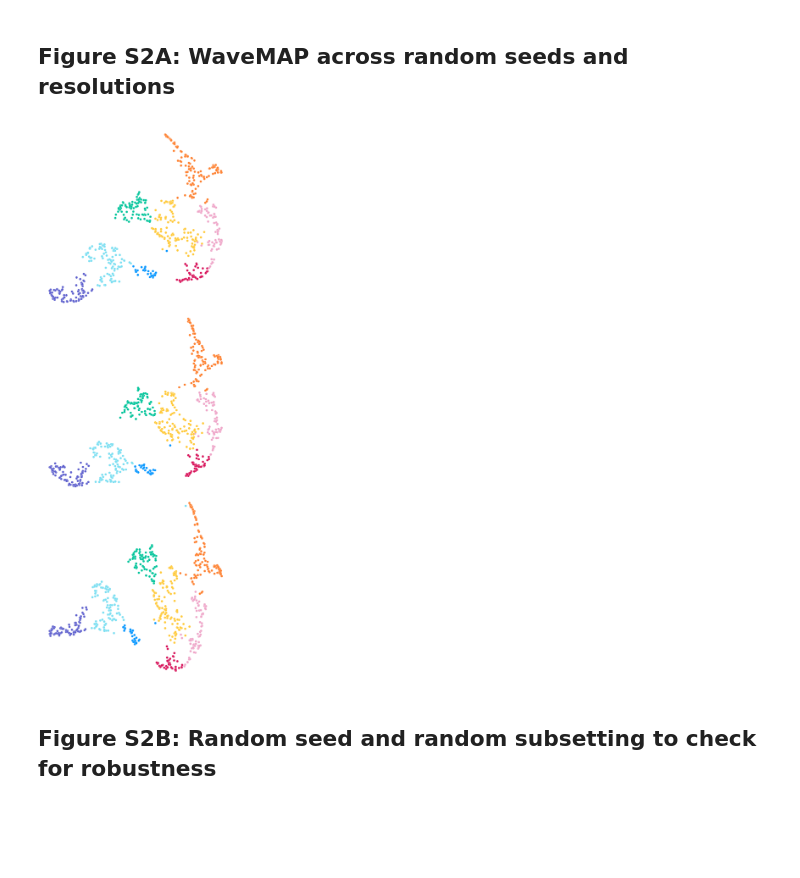
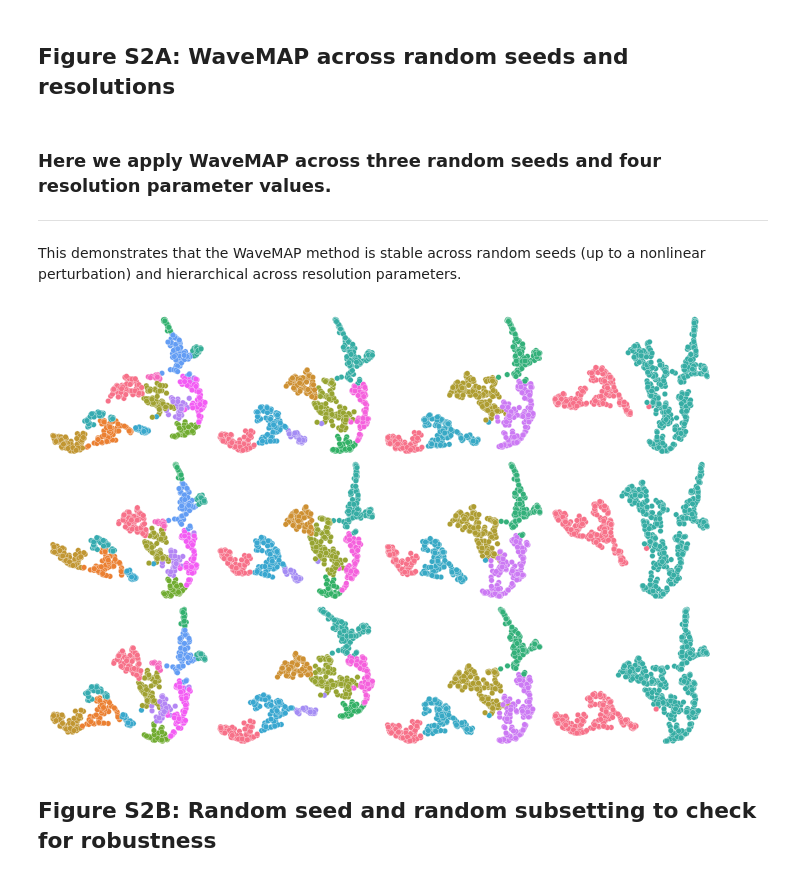
Before and after one commit to EricKenjiLee/WaveMAP_Paper, a Jupyter notebook: WaveMAP_Figures_Data.ipynb, the cells around one changed output. Cells and saved outputs as stored; diff of their text form; code cells hidden in the pictures; blank space fills up the shorter version.

```diff
--- a/WaveMAP_Figures_Data.ipynb
+++ b/WaveMAP_Figures_Data.ipynb
@@ -1353,8 +1346,8 @@ def get_dynamic_range(clust_ix,max_FR_df,baseline_FR_df,UMAP_clusts=True):
         baseline_FR = baseline_FR_df[baseline_FR_df['dbscan_color']==str(clust_ix)]['baseline_FR'].tolist()
 
     if not UMAP_clusts:
-        max_FR = max_FR_df[max_FR_df['GMM_class']==str(clust_ix)]['max_FR'].tolist()
-        baseline_FR = baseline_FR_df[baseline_FR_df['GMM_class']==str(clust_ix)]['baseline_FR'].tolist()
+        max_FR = GMM_max_FR_df[GMM_max_FR_df['GMM_class']==str(clust_ix)]['max_FR'].tolist()
+        baseline_FR = GMM_baseline_FR_df[GMM_baseline_FR_df['GMM_class']==str(clust_ix)]['baseline_FR'].tolist()
 
     return np.subtract(max_FR,baseline_FR)
 
@@ -1856,42 +1849,52 @@ plot_stain_density(norm_anatomical_dict,'PV')
 # Figure S2: Stability analysis of WaveMAP
 # %% [markdown]
 ## Figure S2A: WaveMAP across random seeds and resolutions
+# %% [markdown]
+### Here we apply WaveMAP across three random seeds and four resolution parameter values.
+
+---
+
+This demonstrates that the WaveMAP method is stable across random seeds (up to a nonlinear perturbation) and hierarchical across resolution parameters.
 # %%
-n_plots = 3
-f,arr = plt.subplots(nrows=n_plots, ncols=1,figsize=[8,24])
+n_plots = 12
+n_rows = 3
+n_cols = 4
+resolutions = [1.0, 1.5, 5.0, 10.0]
+f,arr = plt.subplots(nrows=n_rows, ncols=n_cols,figsize=[12,8])
 
-for i in range(n_plots):
-    resolution = 1.5
-    my_umap = umap.UMAP(n_neighbors=N_NEIGHBORS
-                        ,min_dist=MIN_DIST,random_state=random.randint(0,10000), metric='euclidean')
-    my_umap.fit(full_data)
-    embedding = my_umap.transform(full_data)
+for i,res in enumerate(resolutions):
+  for j in range(n_rows):
+      resolution = res
+      my_umap = umap.UMAP(n_neighbors=N_NEIGHBORS
+                          ,min_dist=MIN_DIST,random_state=random.randint(0,10000), metric='euclidean')
+      my_umap.fit(full_data)
+      embedding = my_umap.transform(full_data)
 
 
-    G = nx.from_scipy_sparse_matrix(my_umap.graph_)
-    clustering = cylouvain.best_partition(G, resolution = resolution)
-    clustering_solution = list(clustering.values())
+      G = nx.from_scipy_sparse_matrix(my_umap.graph_)
+      clustering = cylouvain.best_partition(G, resolution = resolution)
+      clustering_solution = list(clustering.values())
 
-    umap_df = pd.DataFrame(embedding, columns=('x', 'y'))
+      umap_df = pd.DataFrame(embedding, columns=('x', 'y'))
 
-    umap_df['dbscan_color'] = clustering_solution
-    DBSCAN_3_colors = [CUSTOM_PAL_SORT_3[i] for i in clustering_solution]
+      umap_df['dbscan_color'] = clustering_solution
+      husl_colors = [sns.color_palette('husl',len(set(clustering_solution)))[i] for i in clustering_solution]
 
-    arr[i].scatter(umap_df['x'].tolist(), umap_df['y'].tolist(),
-                marker='o',c=DBSCAN_3_colors, s=30, edgecolor='w',
-                linewidth=0.25)
+      arr[j,i].scatter(umap_df['x'].tolist(), umap_df['y'].tolist(),
+                  marker='o',c=husl_colors, s=30, edgecolor='w',
+                  linewidth=0.25)
 
-    arr[i].spines['top'].set_visible(False)
-    arr[i].spines['left'].set_visible(False)
-    arr[i].spines['right'].set_visible(False)
-    arr[i].spines['bottom'].set_visible(False)
+      arr[j,i].spines['top'].set_visible(False)
+      arr[j,i].spines['left'].set_visible(False)
+      arr[j,i].spines['right'].set_visible(False)
+      arr[j,i].spines['bottom'].set_visible(False)
 
-    arr[i].set_xticks([])
-    arr[i].set_yticks([])
+      arr[j,i].set_xticks([])
+      arr[j,i].set_yticks([])
 
 plt.subplots_adjust(wspace=0, hspace=0)
 # %% [output]
-[figure, old version]
+[figure, new version]
 # %% [markdown]
 ## Figure S2B: Random seed and random subsetting to check for robustness
 # %% [markdown]
```
Also changed, not shown: parts of 26 cells of this notebook.
